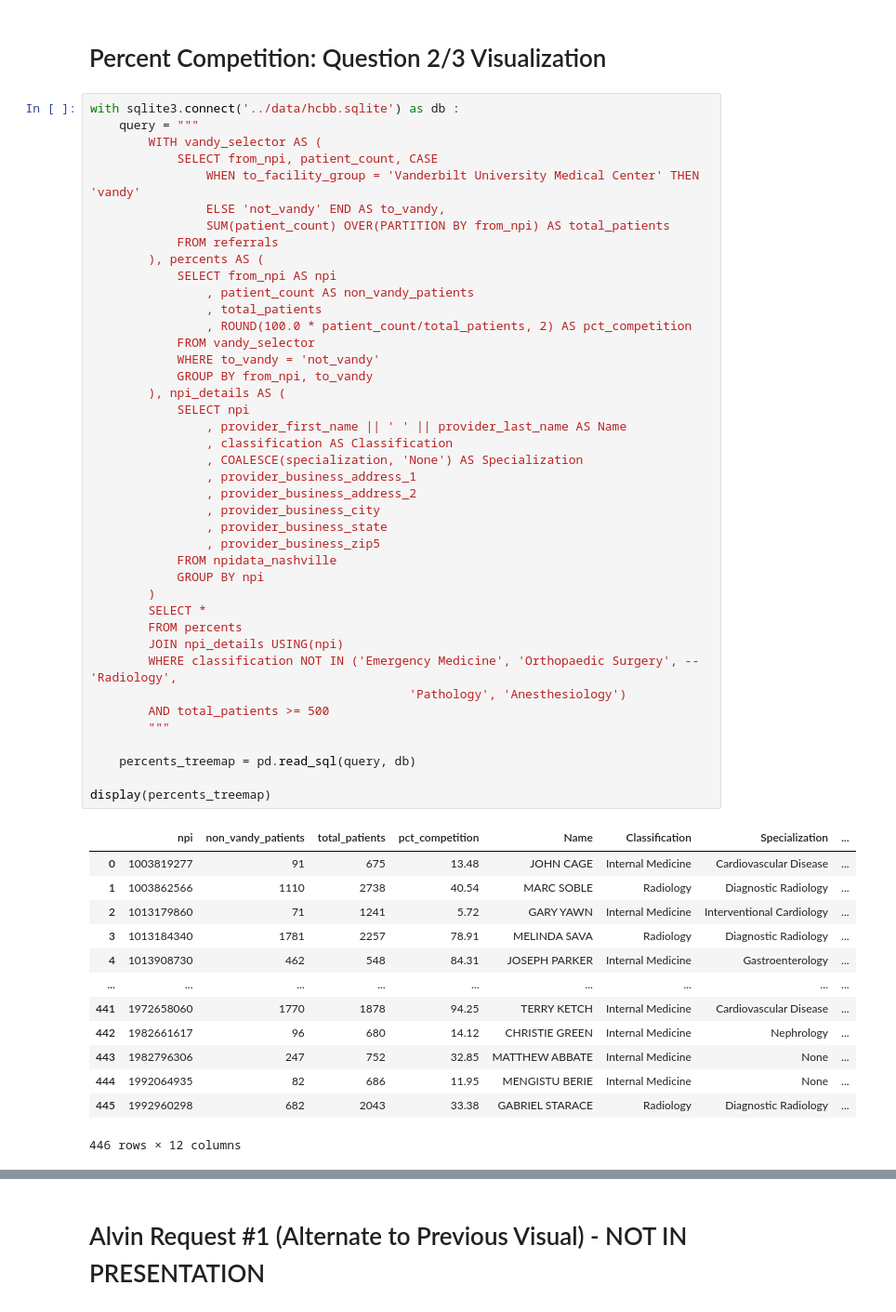
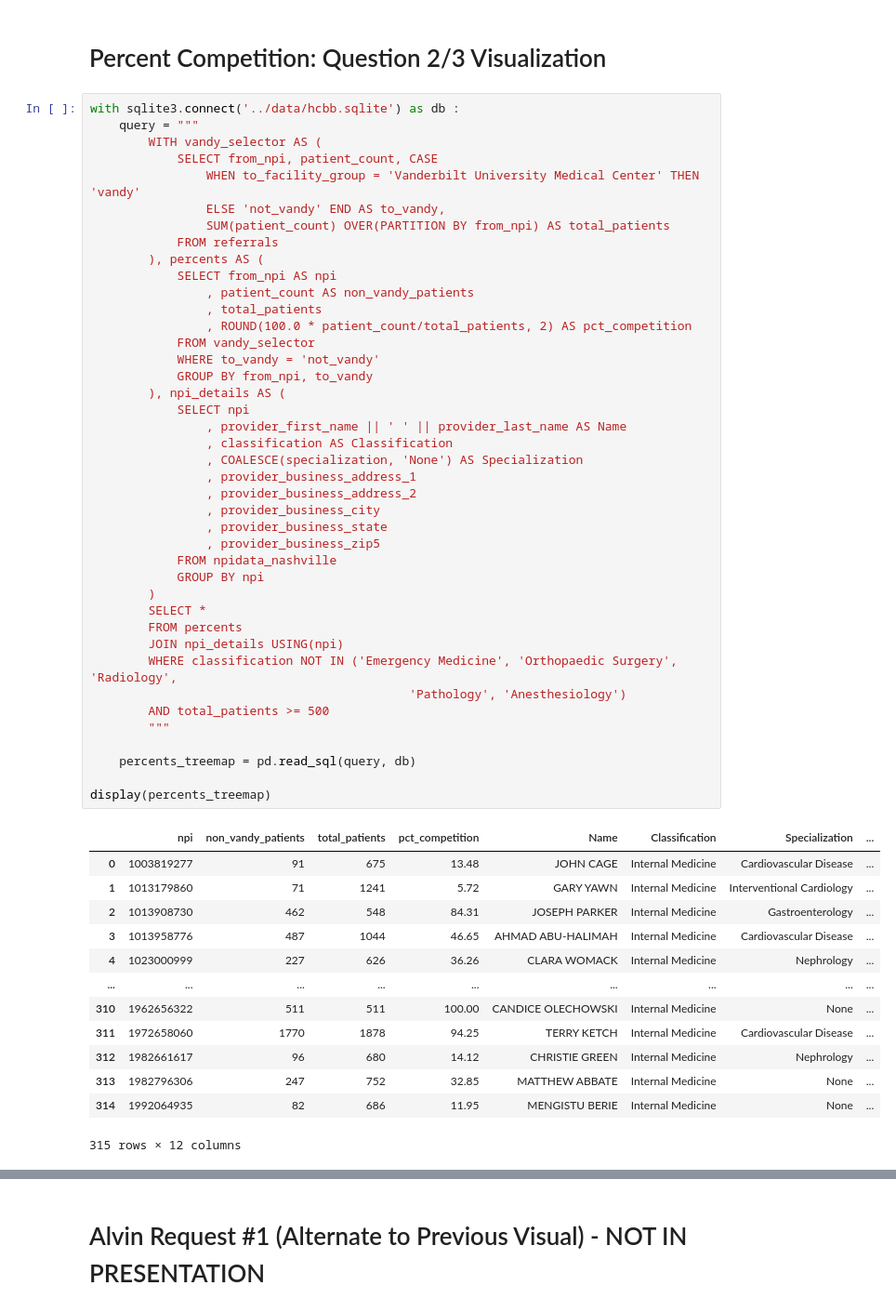
Before and after one commit to nss-data-science-cohort-4/hcbb_hop_team-3m, a Jupyter notebook: notebooks/hcbb_parker05_presentation_visualizations.ipynb, the cells around one changed output, grey strips where cells are left out. Shown at 93% size. Cells and saved outputs as stored; diff of their text form.

```diff
--- a/notebooks/hcbb_parker05_presentation_visualizations.ipynb
+++ b/notebooks/hcbb_parker05_presentation_visualizations.ipynb
@@ -109,45 +106,45 @@ with sqlite3.connect('../data/hcbb.sqlite') as db :
                 , ROUND(100.0 * patient_count/total_patients, 2) AS pct_competition
             FROM vandy_selector
             WHERE to_vandy = 'not_vandy'
             GROUP BY from_npi, to_vandy
         ), npi_details AS (
             SELECT npi
                 , provider_first_name || ' ' || provider_last_name AS Name
                 , classification AS Classification
                 , COALESCE(specialization, 'None') AS Specialization
                 , provider_business_address_1
                 , provider_business_address_2
                 , provider_business_city
                 , provider_business_state
                 , provider_business_zip5
             FROM npidata_nashville
             GROUP BY npi
         )
         SELECT *
         FROM percents
         JOIN npi_details USING(npi)
-        WHERE classification NOT IN ('Emergency Medicine', 'Orthopaedic Surgery', --'Radiology',
+        WHERE classification NOT IN ('Emergency Medicine', 'Orthopaedic Surgery', 'Radiology',
                                             'Pathology', 'Anesthesiology')
         AND total_patients >= 500
         """
 
     percents_treemap = pd.read_sql(query, db)
 
 display(percents_treemap)
 # %% [output]
 |  | npi | non_vandy_patients | total_patients | pct_competition | Name | Classification | Specialization | ... |
 | 0 | 1003819277 | 91 | 675 | 13.48 | JOHN CAGE | Internal Medicine | Cardiovascular Disease | ... |
-| 1 | 1003862566 | 1110 | 2738 | 40.54 | MARC SOBLE | Radiology | Diagnostic Radiology | ... |
-| 2 | 1013179860 | 71 | 1241 | 5.72 | GARY YAWN | Internal Medicine | Interventional Cardiology | ... |
-| 3 | 1013184340 | 1781 | 2257 | 78.91 | MELINDA SAVA | Radiology | Diagnostic Radiology | ... |
-| 4 | 1013908730 | 462 | 548 | 84.31 | JOSEPH PARKER | Internal Medicine | Gastroenterology | ... |
+| 1 | 1013179860 | 71 | 1241 | 5.72 | GARY YAWN | Internal Medicine | Interventional Cardiology | ... |
+| 2 | 1013908730 | 462 | 548 | 84.31 | JOSEPH PARKER | Internal Medicine | Gastroenterology | ... |
+| 3 | 1013958776 | 487 | 1044 | 46.65 | AHMAD ABU-HALIMAH | Internal Medicine | Cardiovascular Disease | ... |
+| 4 | 1023000999 | 227 | 626 | 36.26 | CLARA WOMACK | Internal Medicine | Nephrology | ... |
 | ... | ... | ... | ... | ... | ... | ... | ... | ... |
-| 441 | 1972658060 | 1770 | 1878 | 94.25 | TERRY KETCH | Internal Medicine | Cardiovascular Disease | ... |
-| 442 | 1982661617 | 96 | 680 | 14.12 | CHRISTIE GREEN | Internal Medicine | Nephrology | ... |
-| 443 | 1982796306 | 247 | 752 | 32.85 | MATTHEW ABBATE | Internal Medicine | None | ... |
-| 444 | 1992064935 | 82 | 686 | 11.95 | MENGISTU BERIE | Internal Medicine | None | ... |
-| 445 | 1992960298 | 682 | 2043 | 33.38 | GABRIEL STARACE | Radiology | Diagnostic Radiology | ... |
+| 310 | 1962656322 | 511 | 511 | 100.00 | CANDICE OLECHOWSKI | Internal Medicine | None | ... |
+| 311 | 1972658060 | 1770 | 1878 | 94.25 | TERRY KETCH | Internal Medicine | Cardiovascular Disease | ... |
+| 312 | 1982661617 | 96 | 680 | 14.12 | CHRISTIE GREEN | Internal Medicine | Nephrology | ... |
+| 313 | 1982796306 | 247 | 752 | 32.85 | MATTHEW ABBATE | Internal Medicine | None | ... |
+| 314 | 1992064935 | 82 | 686 | 11.95 | MENGISTU BERIE | Internal Medicine | None | ... |
-446 rows × 12 columns
+315 rows × 12 columns
 # %%
 percent_competition = px.treemap(percents_treemap, path=['Classification', 'Specialization', 'Name'], values='non_vandy_patients',
                 color='pct_competition',
```
Also changed, not shown: parts of 7 cells of this notebook, 1 other file.
